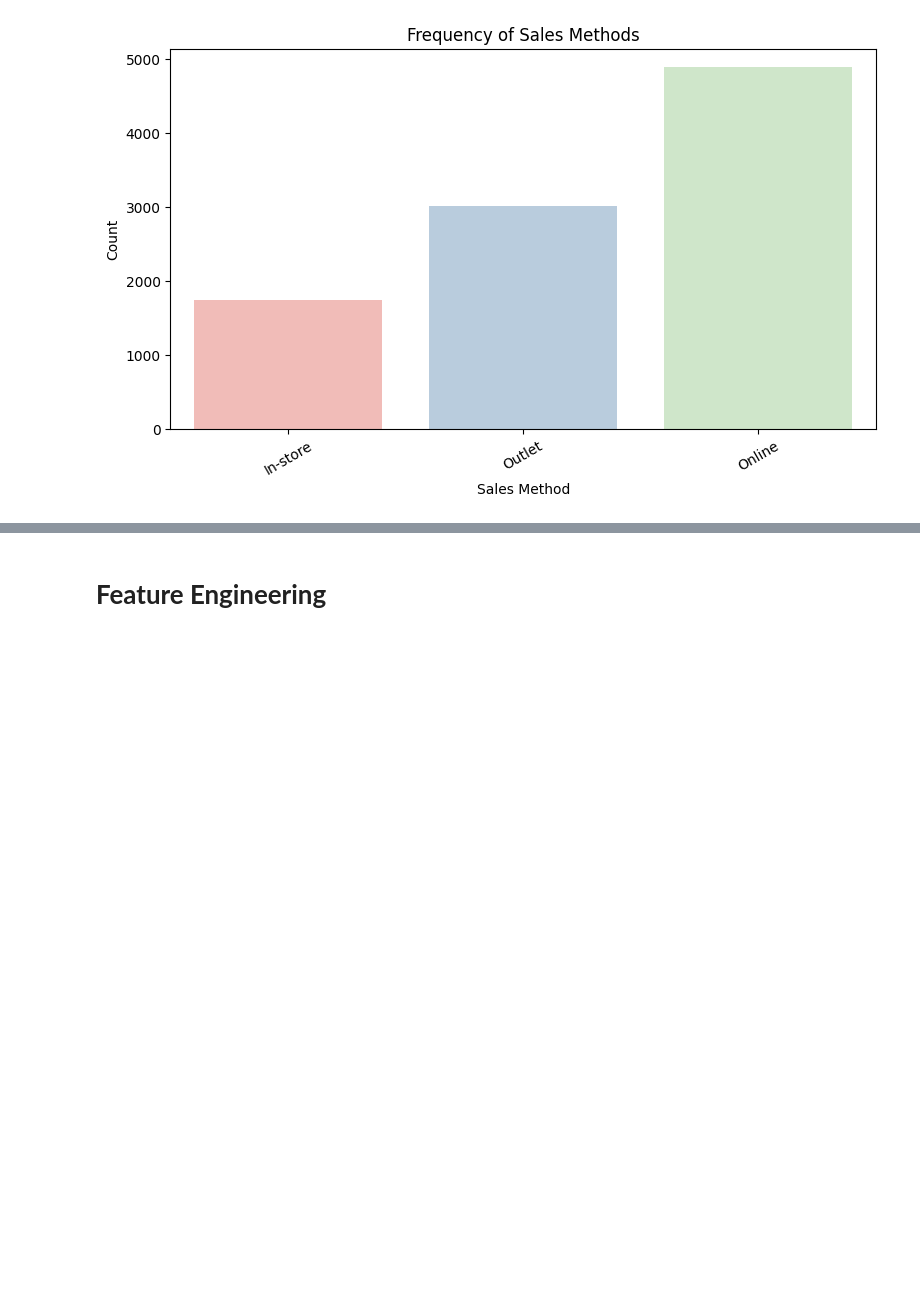
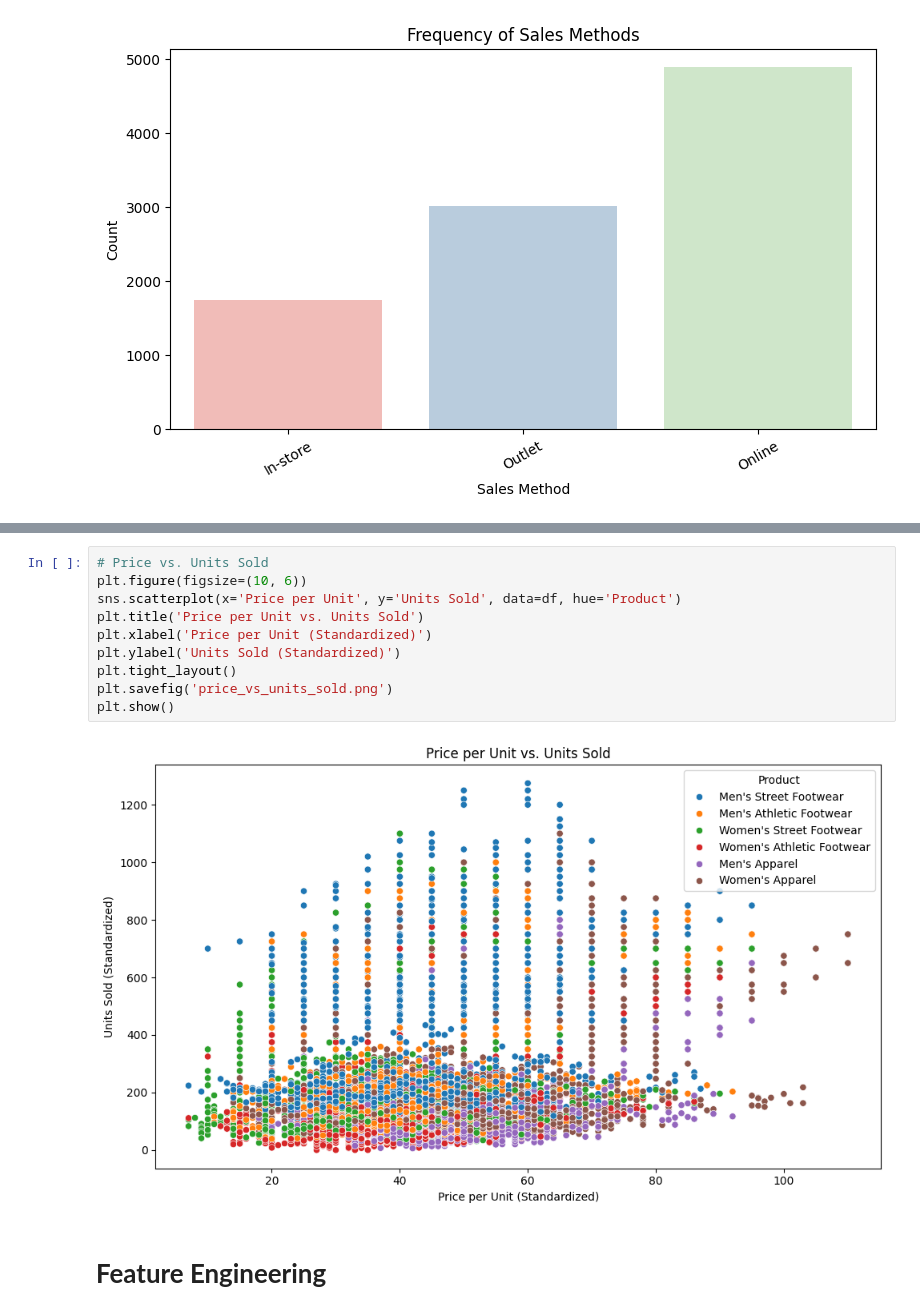
Before and after one commit to youssef-113/BrainWave-Matrix-Solution-intern, a Jupyter notebook: Analysis-DataSet.ipynb, the cells around one changed output, grey strips where cells are left out. Drawn from its saved outputs; the diff is of its cells as text; blank space fills up the shorter version.

```diff
--- a/Analysis-DataSet.ipynb
+++ b/Analysis-DataSet.ipynb
@@ -486,3 +502,15 @@ Passing `palette` without assigning `hue` is deprecated and will be removed in v
+# %%
+# Price vs. Units Sold
+plt.figure(figsize=(10, 6))
+sns.scatterplot(x='Price per Unit', y='Units Sold', data=df, hue='Product')
+plt.title('Price per Unit vs. Units Sold')
+plt.xlabel('Price per Unit (Standardized)')
+plt.ylabel('Units Sold (Standardized)')
+plt.tight_layout()
+plt.savefig('price_vs_units_sold.png')
+plt.show()
+# %% [output]
+[figure, added]
 # %% [markdown]
 # **Feature Engineering**
 # %%
```
Also changed, not shown: parts of 36 cells of this notebook, 5 other files.
